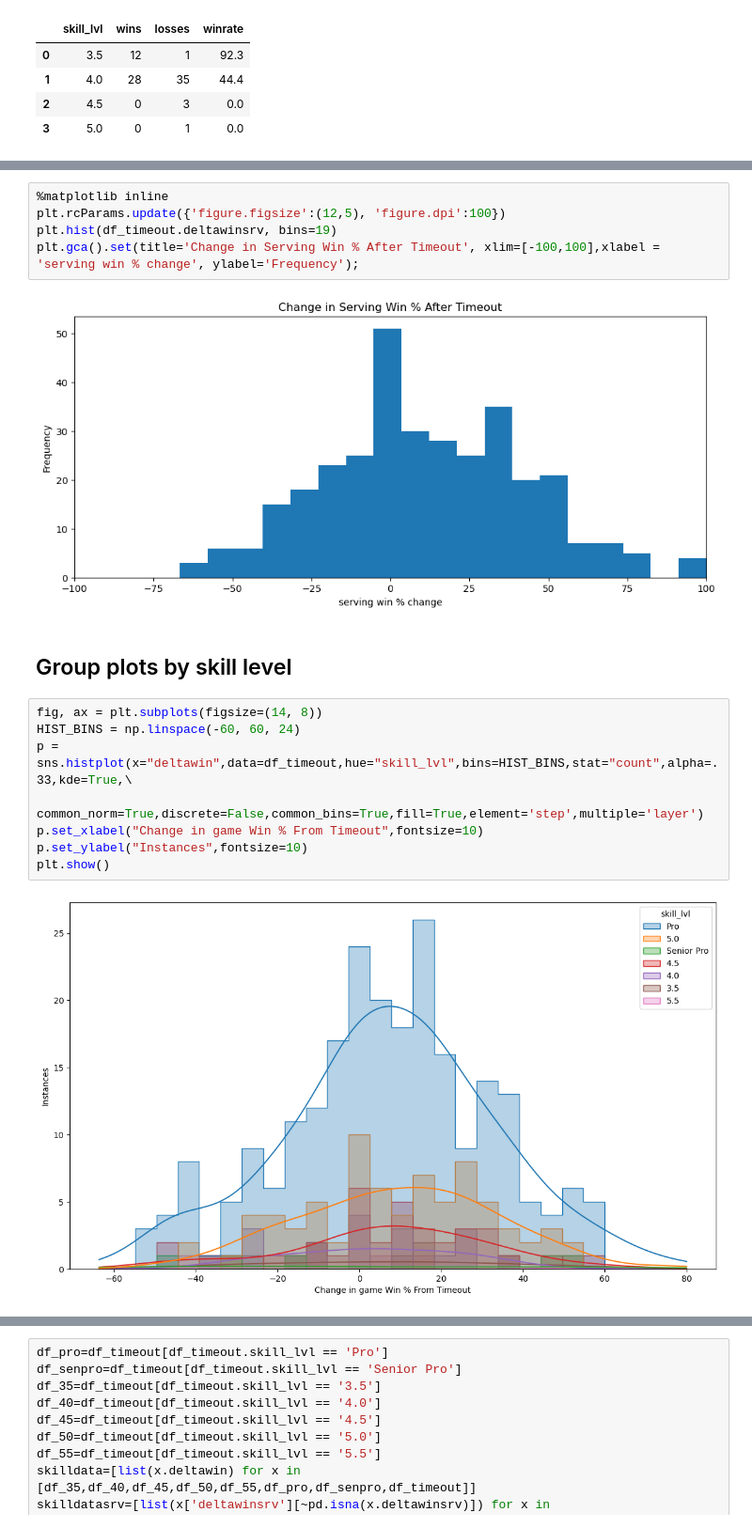
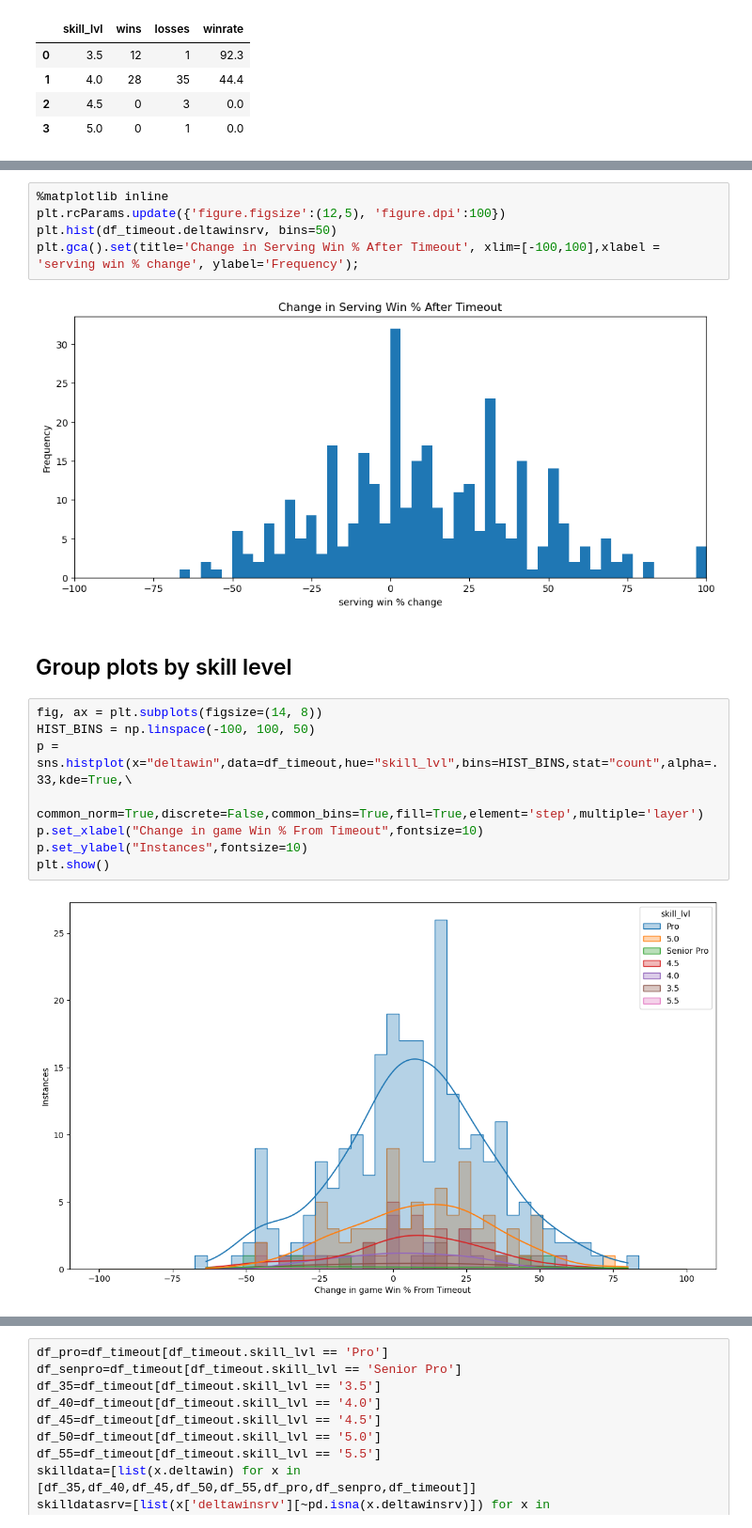
Before and after one commit to conner-mcnicholas/Pickleball_Timeout_Analysis, a Jupyter notebook: src/timeout_analysis.ipynb, the cells around one changed output, grey strips where cells are left out. Shown at 94% size. Saved outputs shown, nothing was run; the diff lists cells and outputs as text.

```diff
--- a/src/timeout_analysis.ipynb
+++ b/src/timeout_analysis.ipynb
@@ -366,21 +384,21 @@ plt.gca().set(title='Change in Receiving Win % After Timeout', xlim=[-100,100],x
 # %%
 %matplotlib inline
 plt.rcParams.update({'figure.figsize':(12,5), 'figure.dpi':100})
-plt.hist(df_timeout.deltawinsrv, bins=19)
+plt.hist(df_timeout.deltawinsrv, bins=50)
 plt.gca().set(title='Change in Serving Win % After Timeout', xlim=[-100,100],xlabel = 'serving win % change', ylabel='Frequency');
 # %% [output]
-[figure, old version]
+[figure, new version]
 # %% [markdown]
 ## Group plots by skill level
 # %%
 fig, ax = plt.subplots(figsize=(14, 8))
-HIST_BINS = np.linspace(-60, 60, 24)
+HIST_BINS = np.linspace(-100, 100, 50)
 p = sns.histplot(x="deltawin",data=df_timeout,hue="skill_lvl",bins=HIST_BINS,stat="count",alpha=.33,kde=True,\
              common_norm=True,discrete=False,common_bins=True,fill=True,element='step',multiple='layer')
 p.set_xlabel("Change in game Win % From Timeout",fontsize=10)
 p.set_ylabel("Instances",fontsize=10)
 plt.show()
 # %% [output]
-[figure, old version]
+[figure, new version]
 # %%
 fig, ax = plt.subplots(figsize=(14, 8))
```
Also changed, not shown: parts of 14 cells of this notebook, 32 other files.
